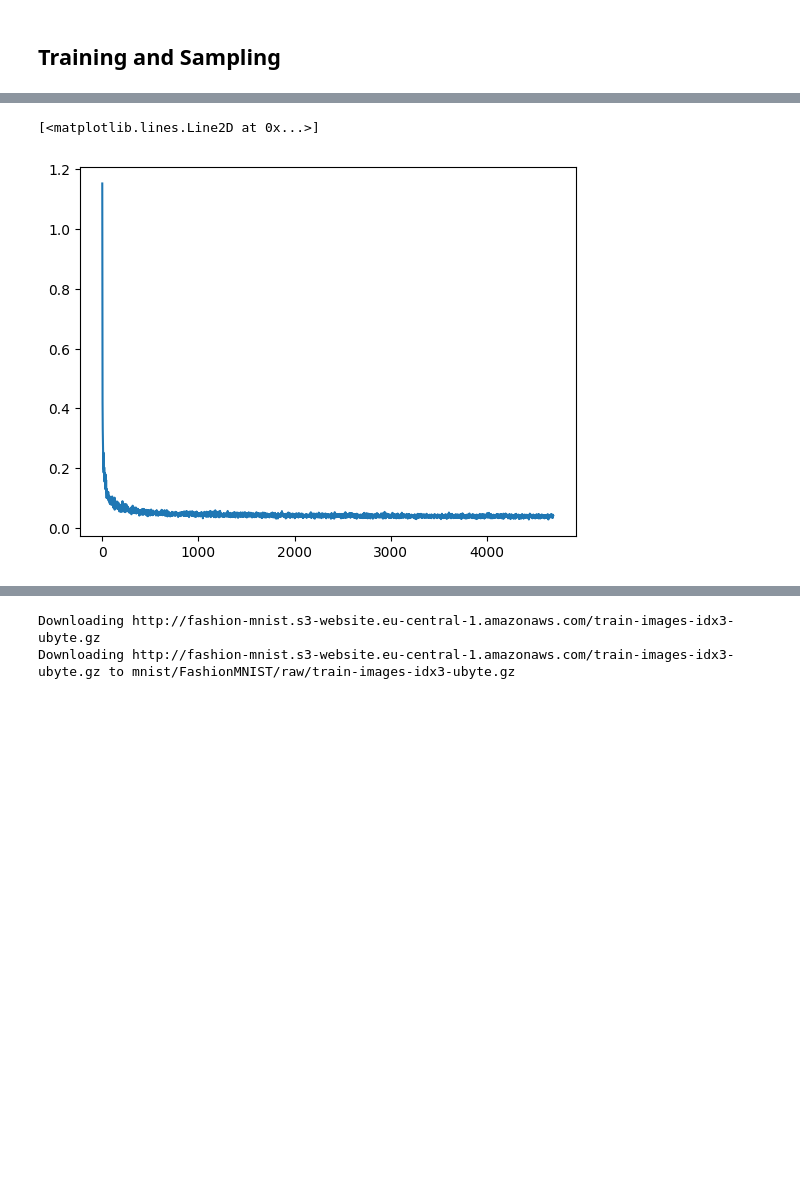
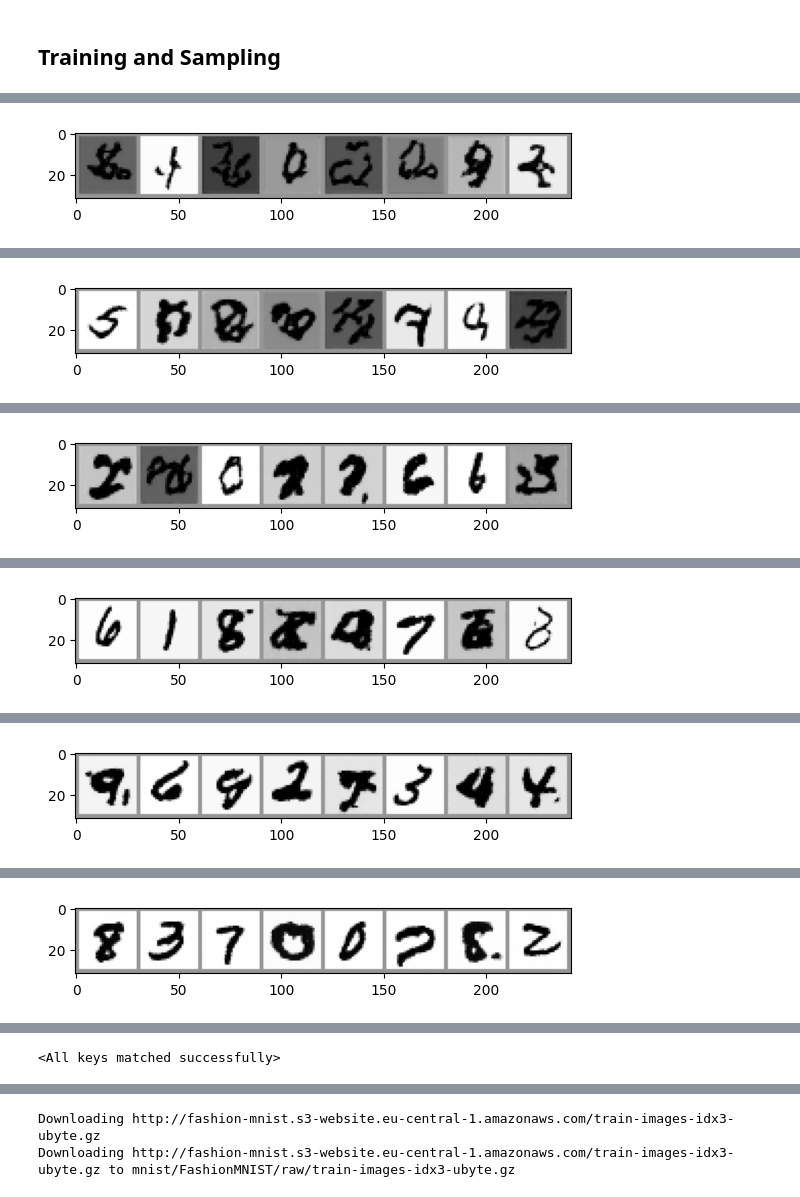
Before and after one commit to gregorylira/Diffusion-models, a Jupyter notebook: class_conditioned_diffusion_model.ipynb, the cells around one changed output, grey strips where cells are left out. Saved outputs shown, nothing was run; the diff lists cells and outputs as text; code cells hidden in the pictures; blank space fills up the shorter version.

```diff
--- a/class_conditioned_diffusion_model.ipynb
+++ b/class_conditioned_diffusion_model.ipynb
@@ -168,6 +173,21 @@ for epoch in range(n_epochs):
     avg_loss = sum(losses[-100:])/100
     print(f'Finished epoch {epoch}. Average of the last 100 loss values: {avg_loss:05f}')
 
+    with torch.no_grad():
+        x = torch.randn(8, 1, 28, 28).to(device)
+        y = torch.tensor([i for i in range(8)]).to(device)
+
+        plot_images = []
+
+        for i, t in tqdm(enumerate(noise_scheduler.timesteps)):
+            residual = net(x, t, y)
+            x = noise_scheduler.step(residual, t, x).prev_sample
+
+
+        plt.imshow(torchvision.utils.make_grid(x.cpu())[-1], cmap='Greys')
+        print(y)
+        plt.show()
+
 # View the loss curve
 plt.plot(losses)
 # %% [output]
@@ -174,0 +195 @@ Finished epoch 0. Average of the last 100 loss values: 0.053837
+[figure, new version]
@@ -175,0 +197 @@ Finished epoch 1. Average of the last 100 loss values: 0.047313
+[figure, added]
@@ -176,0 +199 @@ Finished epoch 2. Average of the last 100 loss values: 0.044507
+[figure, added]
@@ -177,0 +201 @@ Finished epoch 3. Average of the last 100 loss values: 0.042606
+[figure, added]
@@ -178,0 +203 @@ Finished epoch 4. Average of the last 100 loss values: 0.041906
+[figure, added]
@@ -179,0 +205 @@ Finished epoch 5. Average of the last 100 loss values: 0.040532
+[figure, added]
@@ -184,2 +206,0 @@ Finished epoch 9. Average of the last 100 loss values: 0.039273
-[<matplotlib.lines.Line2D at 0x...>]
-[figure, old version]
@@ -186,3 +210,9 @@ Finished epoch 9. Average of the last 100 loss values: 0.039273
+# %%
+#load model
+net = ClassConditionedUnet().to(device)
+net.load_state_dict(torch.load('models/unet_mnist_model.pth'))
+# %% [output]
+<All keys matched successfully>
 # %%
 # Prepare random x to start from, plus some desired labels y
 x = torch.randn(80, 1, 28, 28).to(device)
```
Also changed, not shown: parts of 6 cells of this notebook, 2 other files.
